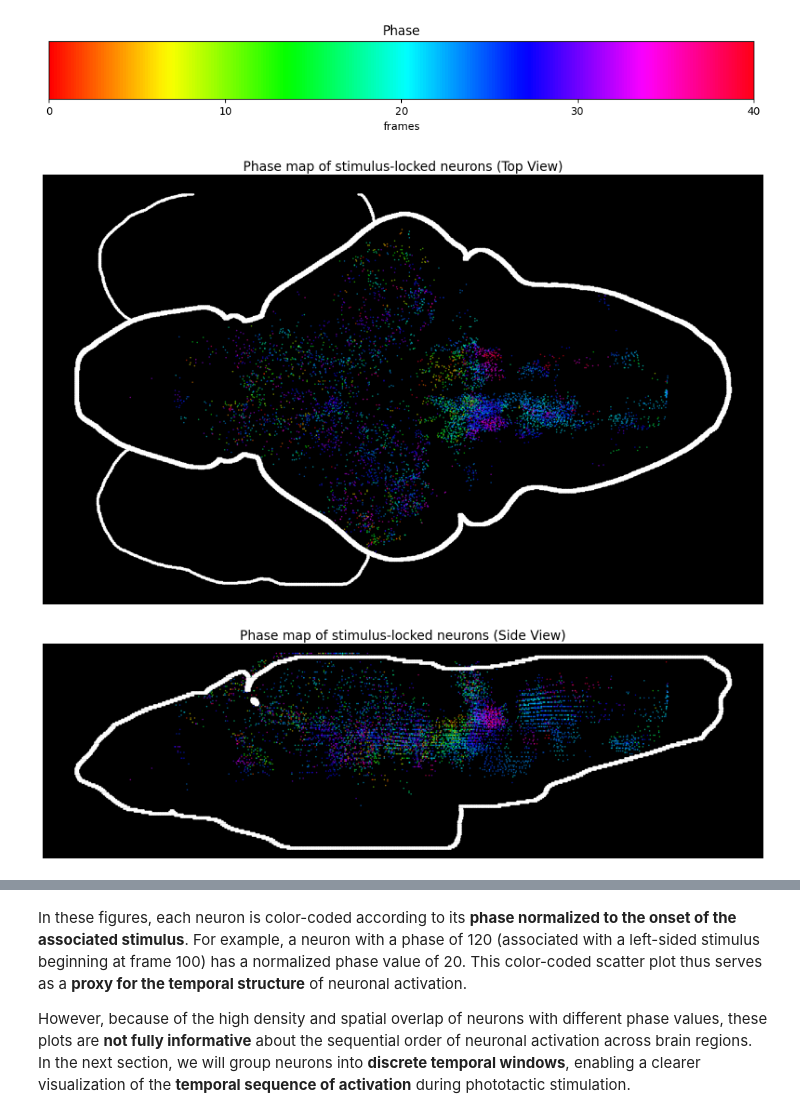
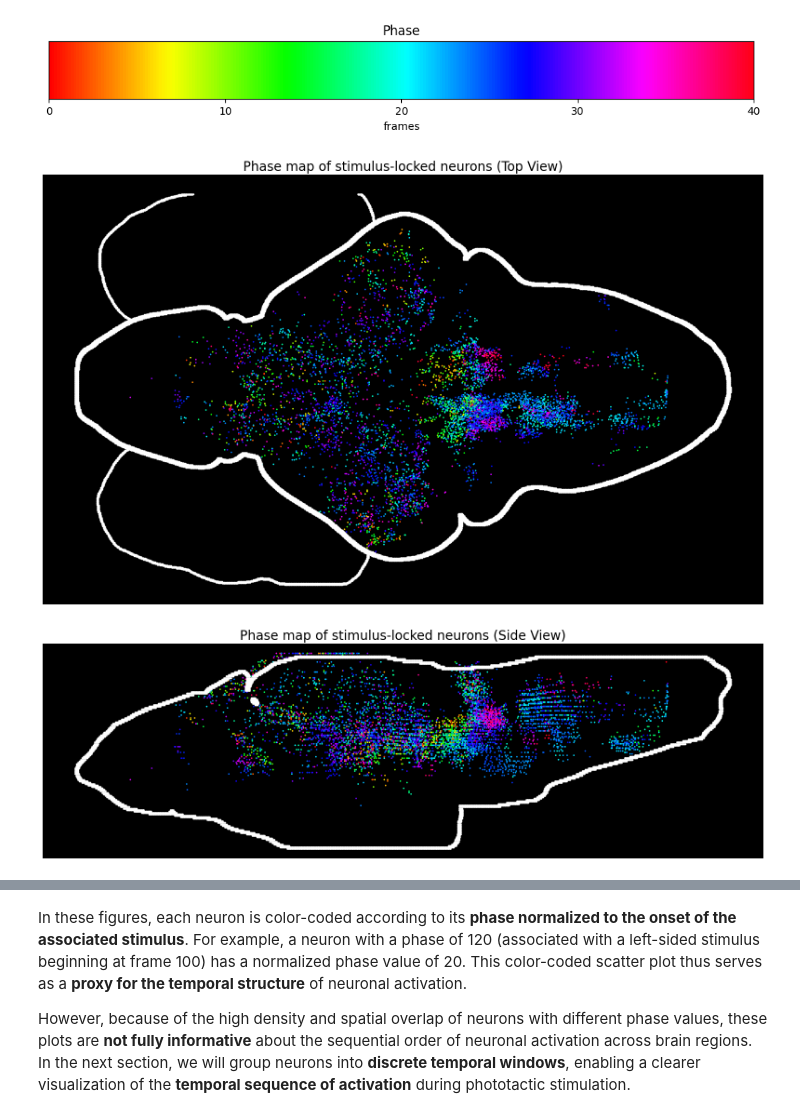
Before and after one commit to JingpinLiu/Fourier, a Jupyter notebook: notebooks/Fourier_Analysis_Demo.ipynb, the cells around one changed output, grey strips where cells are left out. Drawn from its saved outputs; the diff is of its cells as text; code cells hidden in the pictures.

```diff
--- a/notebooks/Fourier_Analysis_Demo.ipynb
+++ b/notebooks/Fourier_Analysis_Demo.ipynb
@@ -720,8 +735,8 @@ left_stimulus_phase  = stim_sorted[phase_mask == 2][:, 2].astype(float) - 100 #o
 # Create a color spectrum
 cmap = plt.get_cmap('hsv')
 norm = plt.Normalize(vmin=0, vmax=39)  # Normalize to [100, 140]
-left_colors = cmap(norm(left_stimulus_phase))
-right_colors = cmap(norm(right_stimulus_phase))
+left_phase_color = cmap(norm(left_stimulus_phase))
+right_phase_color = cmap(norm(right_stimulus_phase))
 
 #Phase spectrum
 fig, ax = plt.subplots(figsize=(12, 2))  # Width x Height (in inches)
@@ -751,8 +766,8 @@ for spine in ax.spines.values():
 ax.set_facecolor('black')
 
 # Plot neurons
-left_plot  = plt.scatter(left_stimulus_x, left_stimulus_y, s=2, alpha=0.4, c=left_colors,  label='Left stimulus')
-right_plot = plt.scatter(right_stimulus_x, right_stimulus_y, s=2, alpha=0.4, c=right_colors, label='Right stimulus')
+left_plot  = plt.scatter(left_stimulus_x, left_stimulus_y, s=2, alpha=1, c=left_phase_color,  label='Left stimulus')
+right_plot = plt.scatter(right_stimulus_x, right_stimulus_y, s=2, alpha=1, c=right_phase_color, label='Right stimulus')
 
 # Outline
 plt.scatter(xy_lines[:, 0], xy_lines[:, 1], s=3, c="white", alpha=1)
@@ -760,28 +775,28 @@ plt.scatter(xy_lines[:, 0], xy_lines[:, 1], s=3, c="white", alpha=1)
 plt.title("Phase map of stimulus-locked neurons (Top View)", fontsize=20)
 plt.show()
 # %% [output]
-[figure, old version]
+[figure, new version]
 # %%
 # Side View
 plt.figure(figsize=(20, 6))
 ax = plt.axes()
 ax.set_xticks([])
 ax.set_yticks([])
 for spine in ax.spines.values():
     spine.set_visible(False)
 ax.set_facecolor('black')
 
 # Plot neurons
-left_plot  = plt.scatter(left_stimulus_x, left_stimulus_z, s=2, alpha=0.4, c=left_colors,  label='Left stimulus')
-right_plot = plt.scatter(right_stimulus_x, right_stimulus_z, s=2, alpha=0.4, c=right_colors, label='Right stimulus')
+left_plot  = plt.scatter(left_stimulus_x, left_stimulus_z, s=2, alpha=1, c=left_phase_color,  label='Left stimulus')
+right_plot = plt.scatter(right_stimulus_x, right_stimulus_z, s=2, alpha=1, c=right_phase_color, label='Right stimulus')
 
 # Outline
 plt.scatter(yz_lines[:, 0], yz_lines[:, 1], s=4, c="white", alpha=1)
 
 plt.title("Phase map of stimulus-locked neurons (Side View)", fontsize=20)
 plt.show()
 # %% [output]
-[figure, old version]
+[figure, new version]
 # %%
 # Front View
 plt.figure(figsize=(12, 8))
```
Also changed, not shown: parts of 15 cells of this notebook.
